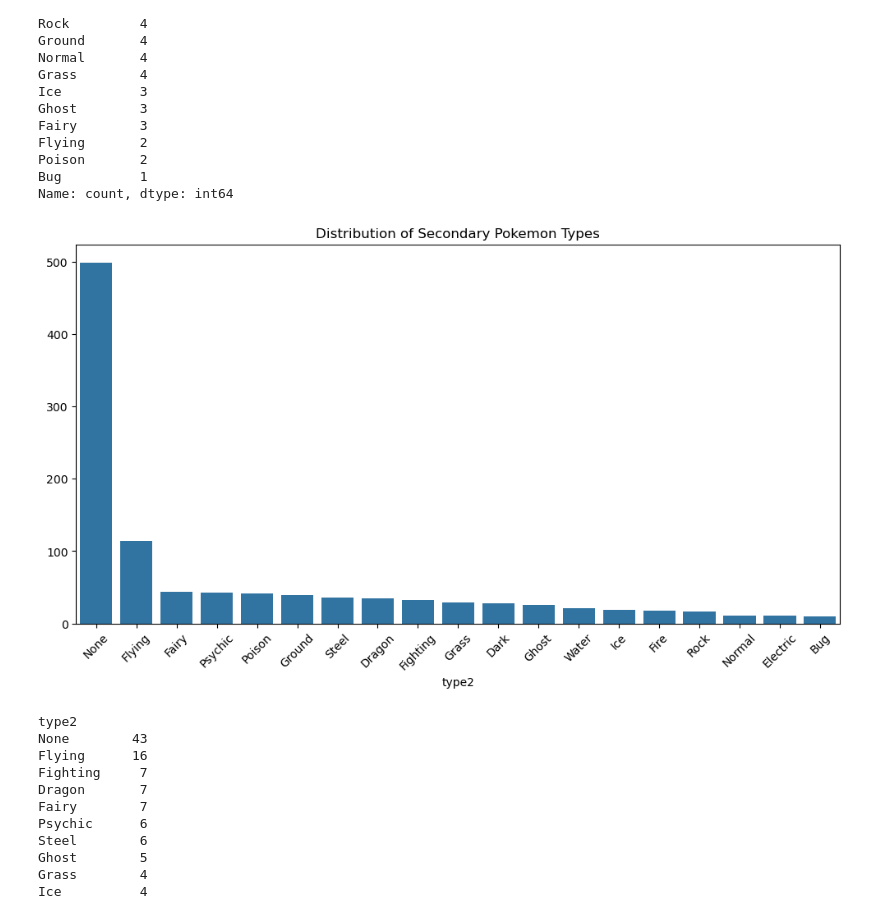
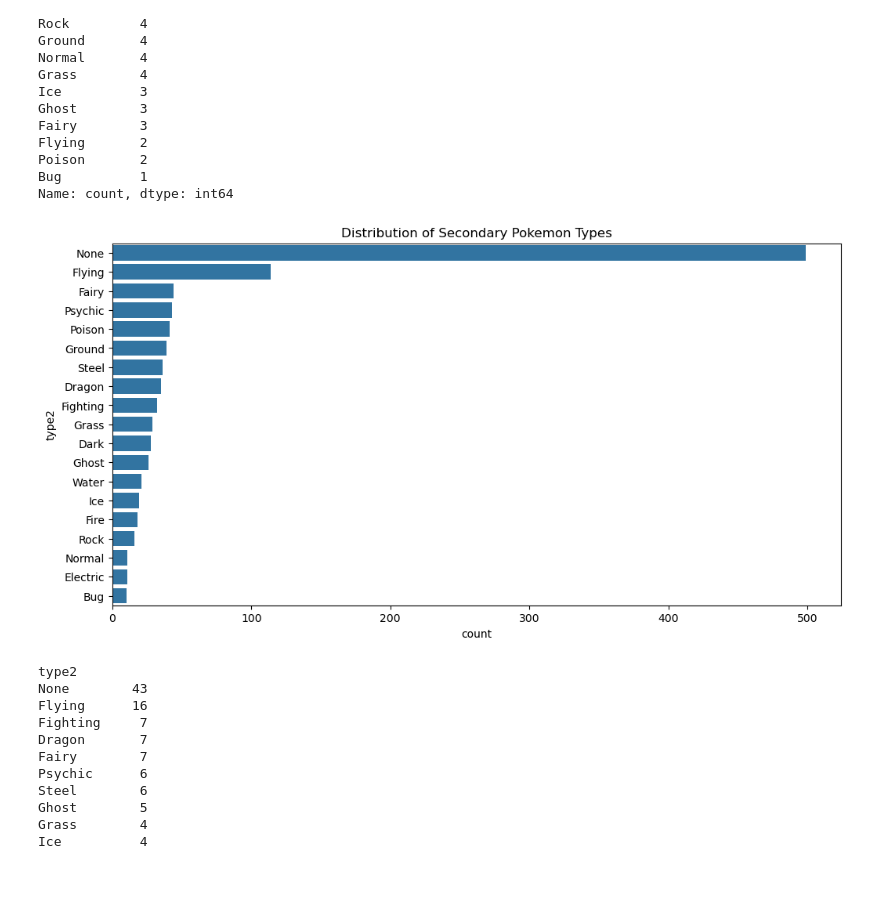
Before and after one commit to PolarBear9905/Pokemon-Legendary-Predictor, a Jupyter notebook: Pokemon.ipynb, the cells around one changed output. Cells and saved outputs as stored; diff of their text form; code cells hidden in the pictures; blank space fills up the shorter version.

```diff
--- a/Pokemon.ipynb
+++ b/Pokemon.ipynb
@@ -164,13 +188,12 @@ Name: count, dtype: int64
 # %%
 secondary_type_counts = df['type2'].value_counts()
 
 plt.figure(figsize=(12,6))
-sns.barplot(x=secondary_type_counts.index, y=secondary_type_counts.values)
+sns.countplot(y='type2', data=df, order=secondary_type_counts.index)
 plt.title("Distribution of Secondary Pokemon Types")
-plt.xticks(rotation=45) #rotate the labels of x-axis
 plt.show()
 # %% [output]
-[figure, old version]
+[figure, new version]
 # %%
 legendary_type2 = df[df['legendary'] == True]['type2'].value_counts()
 print(legendary_type2)
```
Also changed, not shown: parts of 5 cells of this notebook.
